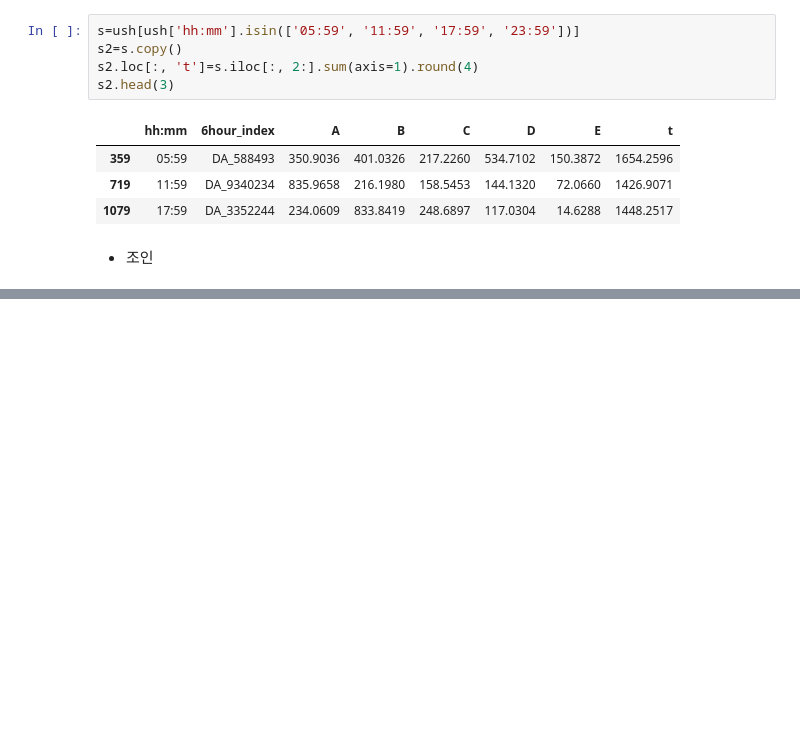
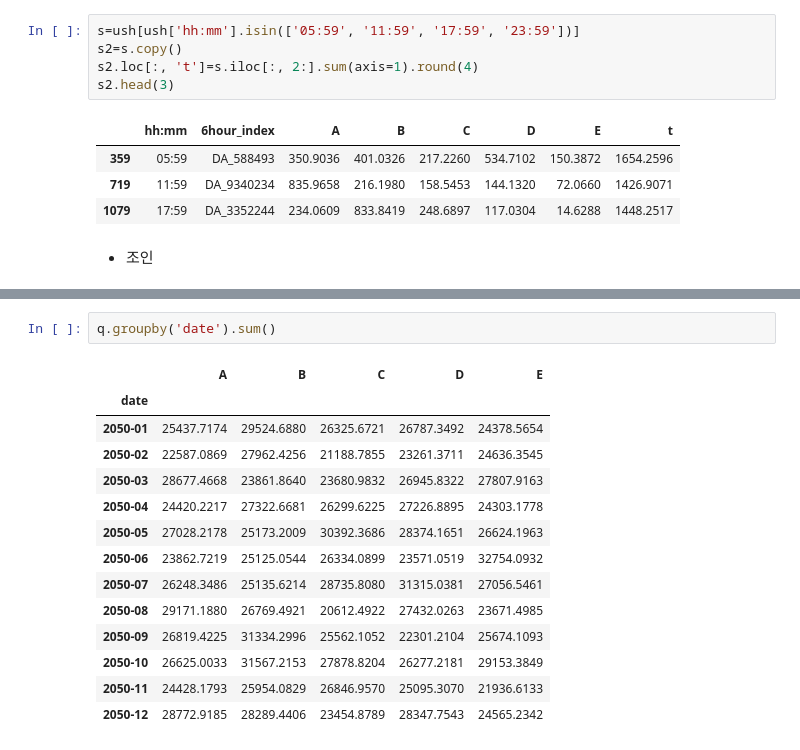
Before and after one commit to teng-ny/ADPStudy, a Jupyter notebook: ADP시험복기/kaggle_15회/(15회) 2-1. 날짜데이터 처리_try2.ipynb, the cells around one changed output, grey strips where cells are left out. Cells and saved outputs as stored; diff of their text form; blank space fills up the shorter version.

```diff
--- a/ADP시험복기/kaggle_15회/(15회) 2-1. 날짜데이터 처리_try2.ipynb
+++ b/ADP시험복기/kaggle_15회/(15회) 2-1. 날짜데이터 처리_try2.ipynb
@@ -57,0 +60,17 @@ zz
+# %%
+q.groupby('date').sum()
+# %% [output]
+|  | A | B | C | D | E |
+| date |  |  |  |  |  |
+| 2050-01 | 25437.7174 | 29524.6880 | 26325.6721 | 26787.3492 | 24378.5654 |
+| 2050-02 | 22587.0869 | 27962.4256 | 21188.7855 | 23261.3711 | 24636.3545 |
+| 2050-03 | 28677.4668 | 23861.8640 | 23680.9832 | 26945.8322 | 27807.9163 |
+| 2050-04 | 24420.2217 | 27322.6681 | 26299.6225 | 27226.8895 | 24303.1778 |
+| 2050-05 | 27028.2178 | 25173.2009 | 30392.3686 | 28374.1651 | 26624.1963 |
+| 2050-06 | 23862.7219 | 25125.0544 | 26334.0899 | 23571.0519 | 32754.0932 |
+| 2050-07 | 26248.3486 | 25135.6214 | 28735.8080 | 31315.0381 | 27056.5461 |
+| 2050-08 | 29171.1880 | 26769.4921 | 20612.4922 | 27432.0263 | 23671.4985 |
+| 2050-09 | 26819.4225 | 31334.2996 | 25562.1052 | 22301.2104 | 25674.1093 |
+| 2050-10 | 26625.0033 | 31567.2153 | 27878.8204 | 26277.2181 | 29153.3849 |
+| 2050-11 | 24428.1793 | 25954.0829 | 26846.9570 | 25095.3070 | 21936.6133 |
+| 2050-12 | 28772.9185 | 28289.4406 | 23454.8789 | 28347.7543 | 24565.2342 |
```
Also changed, not shown: parts of 17 cells of this notebook.
